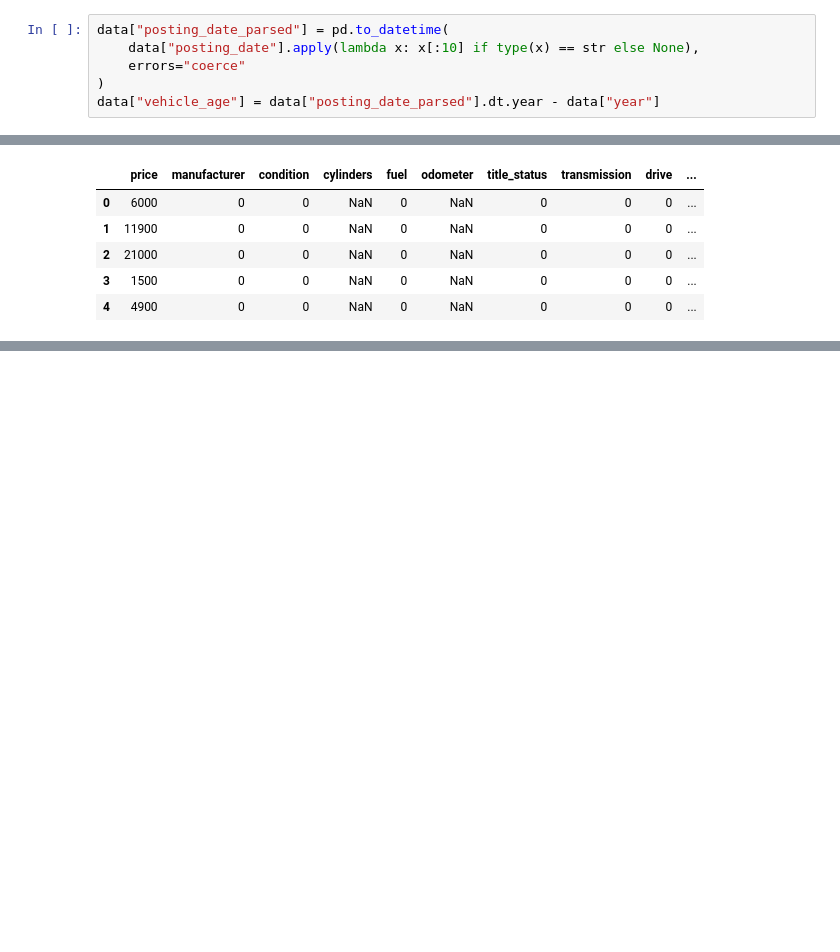
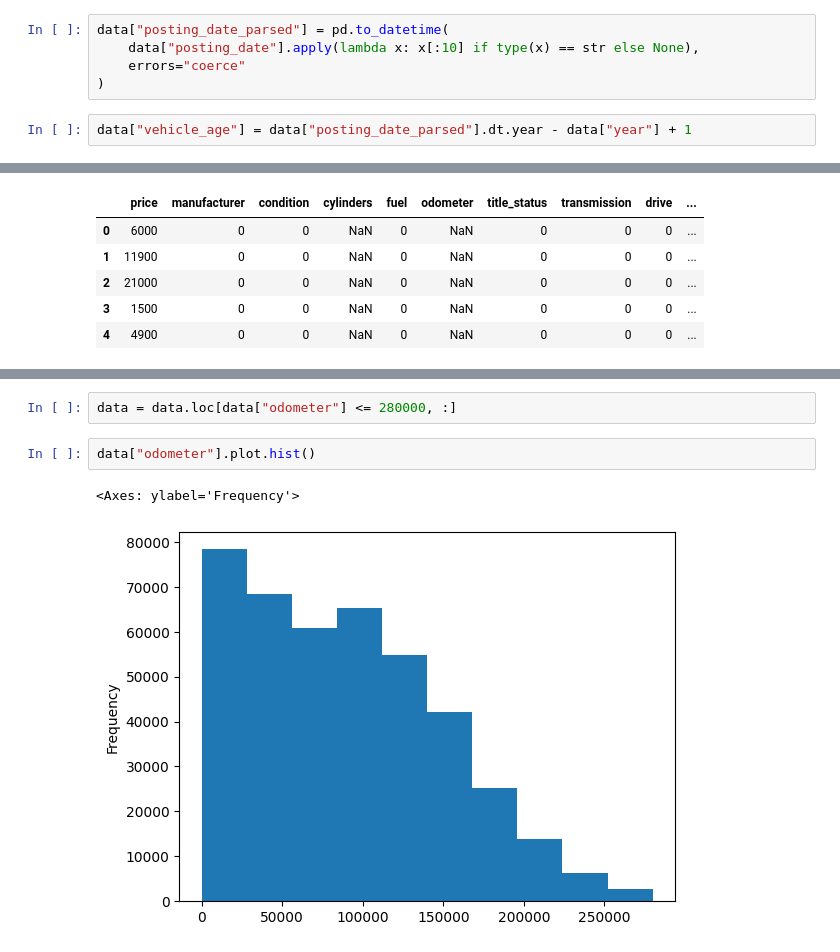
Before and after one commit to wetherc/data-2000, a Jupyter notebook: labs/040_linear-models-lab.ipynb, the cells around one changed output, grey strips where cells are left out. Cells and saved outputs as stored; diff of their text form; blank space fills up the shorter version.

```diff
--- a/labs/040_linear-models-lab.ipynb
+++ b/labs/040_linear-models-lab.ipynb
@@ -532,7 +232,8 @@ data["posting_date_parsed"] = pd.to_datetime(
     data["posting_date"].apply(lambda x: x[:10] if type(x) == str else None),
     errors="coerce"
 )
-data["vehicle_age"] = data["posting_date_parsed"].dt.year - data["year"]
+# %%
+data["vehicle_age"] = data["posting_date_parsed"].dt.year - data["year"] + 1
 # %%
 data["miles_per_year"] = data["odometer"] / data["vehicle_age"]
 # %%
@@ -622,0 +332,7 @@ data.describe()
+# %%
+data = data.loc[data["odometer"] <= 280000, :]
+# %%
+data["odometer"].plot.hist()
+# %% [output]
+<Axes: ylabel='Frequency'>
+[figure, added]
```
Also changed, not shown: parts of 48 cells of this notebook.
